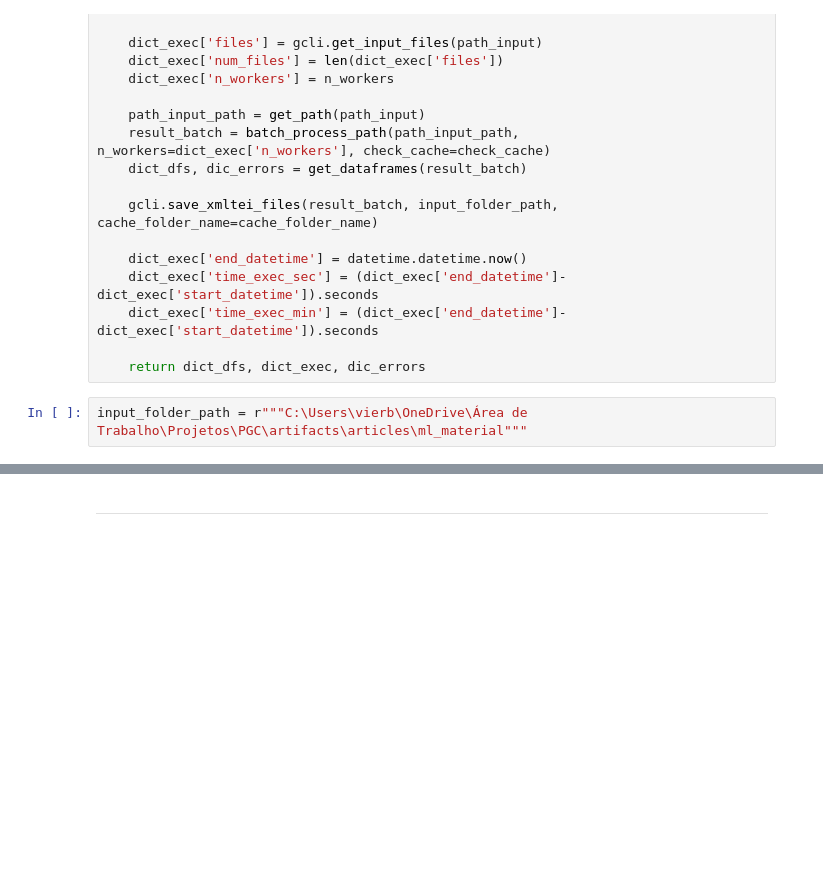
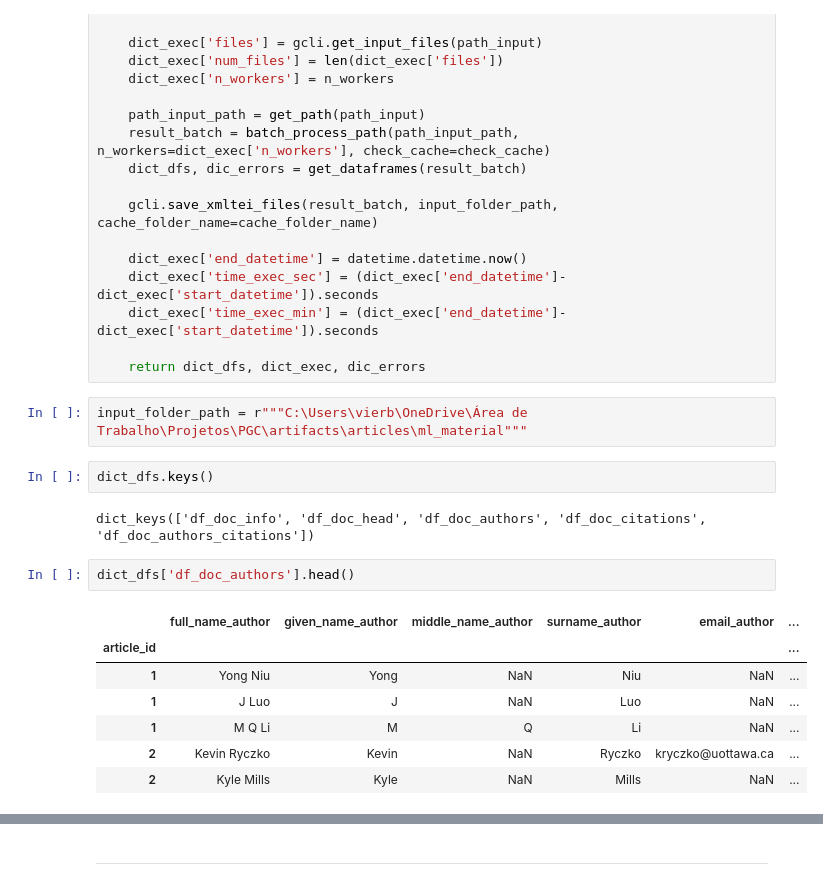
Before and after one commit to Vieirbat/Summarticles, a Jupyter notebook: notebooks/TextMining.ipynb, the cells around one changed output, grey strips where cells are left out. Drawn from its saved outputs; the diff is of its cells as text; blank space fills up the shorter version.

```diff
--- a/notebooks/TextMining.ipynb
+++ b/notebooks/TextMining.ipynb
@@ -131,6 +133,20 @@ def run_batch_process(path_input, n_workers=6, check_cache=True,
     return dict_dfs, dict_exec, dic_errors
 # %%
 input_folder_path = r"""C:\Users\vierb\OneDrive\Área de Trabalho\Projetos\PGC\artifacts\articles\ml_material"""
+# %%
+dict_dfs.keys()
+# %% [output]
+dict_keys(['df_doc_info', 'df_doc_head', 'df_doc_authors', 'df_doc_citations', 'df_doc_authors_citations'])
+# %%
+dict_dfs['df_doc_authors'].head()
+# %% [output]
+|  | full_name_author | given_name_author | middle_name_author | surname_author | email_author | ... |
+| article_id |  |  |  |  |  | ... |
+| 1 | Yong Niu | Yong | NaN | Niu | NaN | ... |
+| 1 | J Luo | J | NaN | Luo | NaN | ... |
+| 1 | M Q Li | M | Q | Li | NaN | ... |
+| 2 | Kevin Ryczko | Kevin | NaN | Ryczko | kryczko@uottawa.ca | ... |
+| 2 | Kyle Mills | Kyle | NaN | Mills | NaN | ... |
 # %%
 %%time
 dict_dfs, dict_exec, dic_errors = run_batch_process(path_input=input_folder_path,
```
Also changed, not shown: parts of 10 cells of this notebook, 4 other files.
